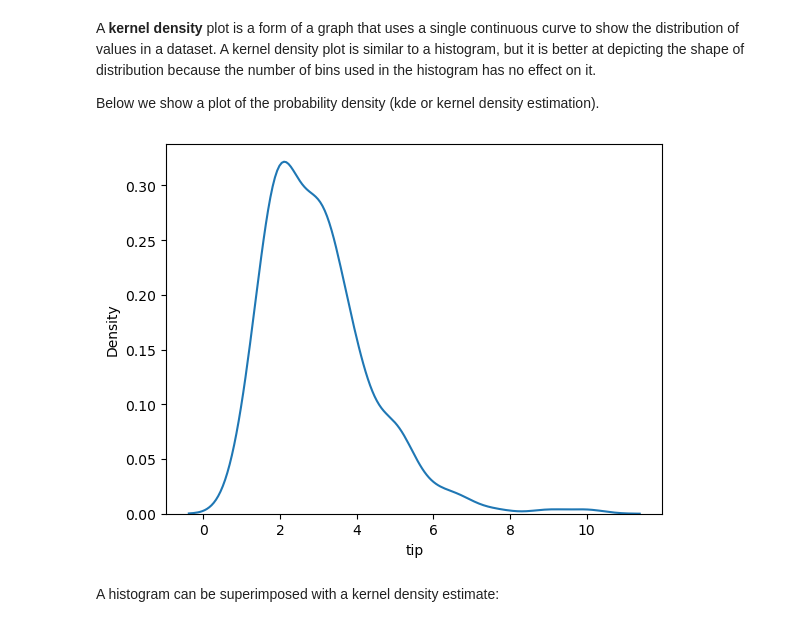
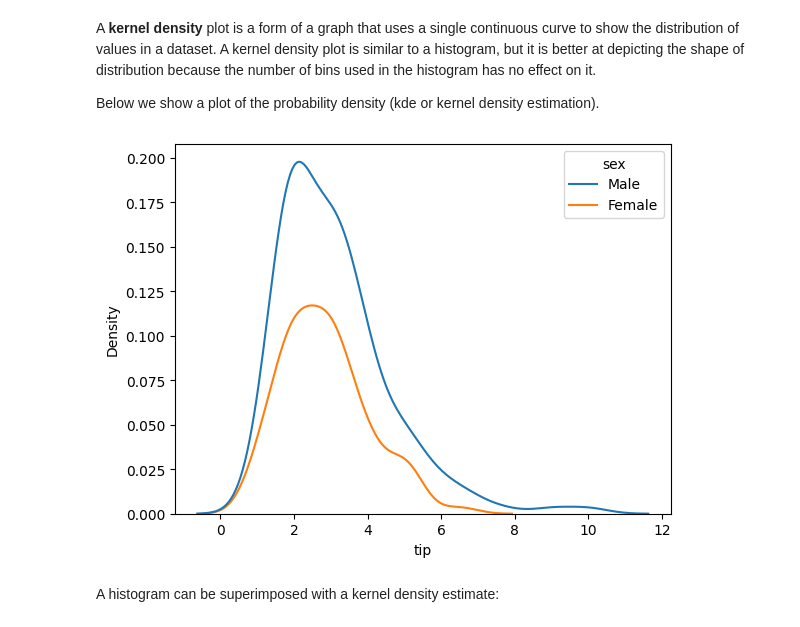
Before and after one commit to Vincent-Gielen/dsai-ex, a Jupyter notebook: 2-analysis-1-var/2.01-univariate-analysis.ipynb, the cells around one changed output. Cells and saved outputs as stored; diff of their text form; code cells hidden in the pictures.

```diff
--- a/2-analysis-1-var/2.01-univariate-analysis.ipynb
+++ b/2-analysis-1-var/2.01-univariate-analysis.ipynb
@@ -94,9 +141,9 @@ A **kernel density** plot is a form of a graph that uses a single continuous cur
 
 Below we show a plot of the probability density (kde or kernel density estimation).
 # %%
-sns.kdeplot(data=tips, x='tip');
+sns.kdeplot(data=tips, x='tip', hue='sex');
 # %% [output]
-[figure, old version]
+[figure, new version]
 # %% [markdown]
 A histogram can be superimposed with a kernel density estimate:
 # %%
```
Also changed, not shown: parts of 9 cells of this notebook, 3 other files.
